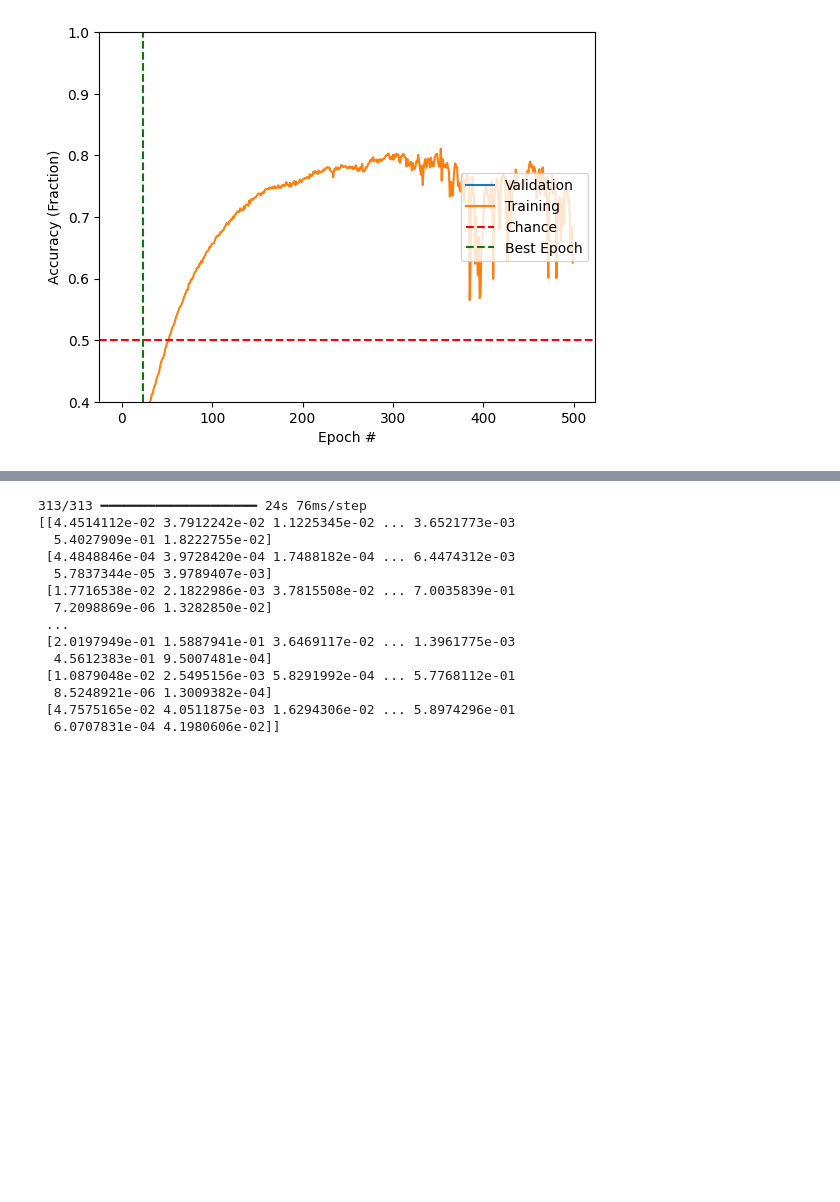
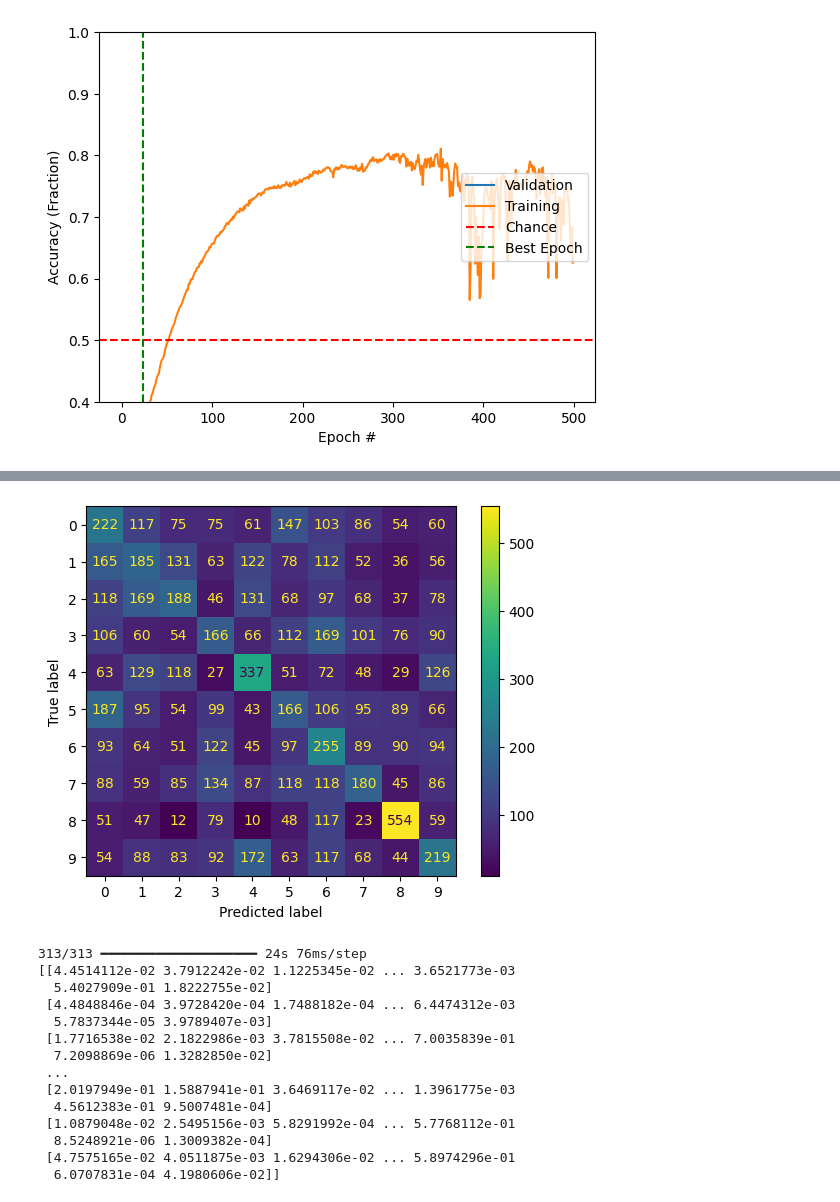
Before and after one commit to kccaterworld/inspiritwork, a Jupyter notebook: mainish.ipynb, the cells around one changed output, grey strips where cells are left out. Cells and saved outputs as stored; diff of their text form; code cells hidden in the pictures; blank space fills up the shorter version.

```diff
--- a/mainish.ipynb
+++ b/mainish.ipynb
@@ -609,3 +624,8 @@ ValueError: Classification metrics can't handle a mix of multiclass and continuo
+# %%
+disp.plot()
+plt.show()
+# %% [output]
+[figure, added]
 # %%
 print(bigCompExplodingCNN.predict(X_test))
 #print(accuracy_score(new_y_test, fattie.predict(X_test)))
```
Also changed, not shown: parts of 1 cell of this notebook.
